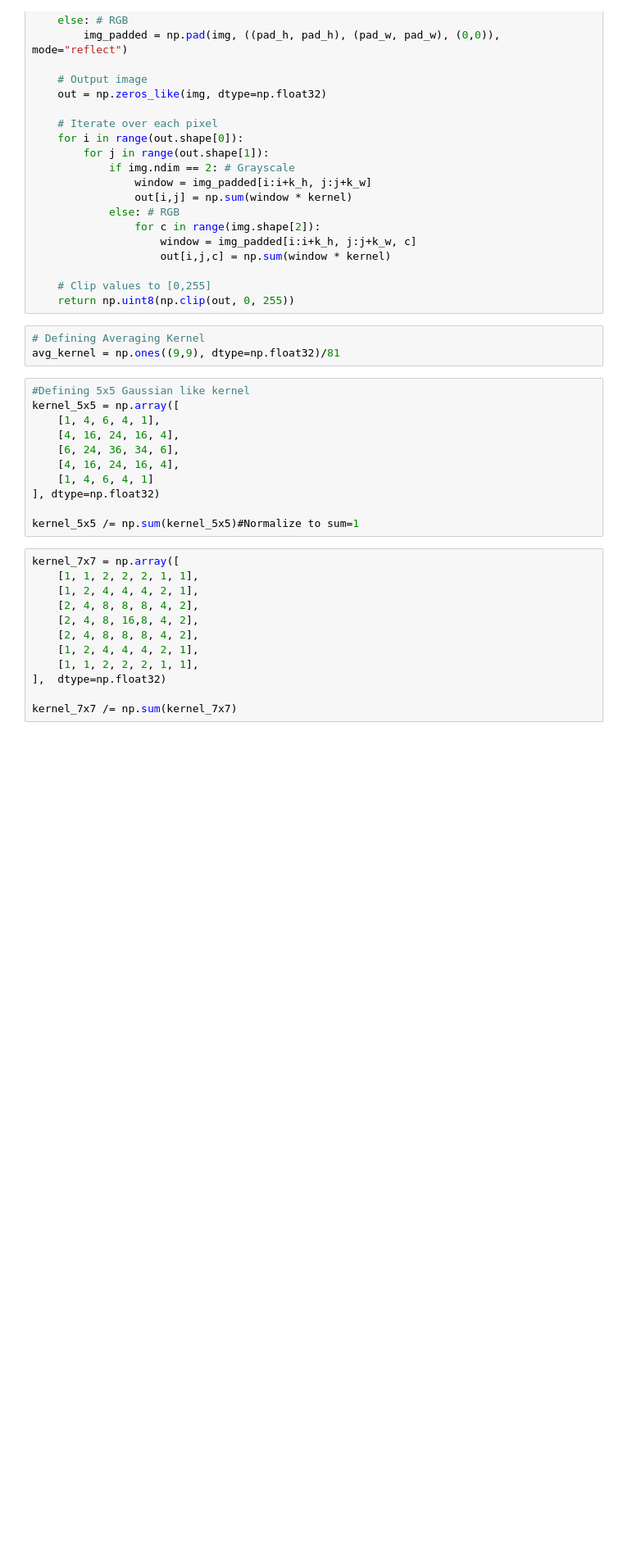
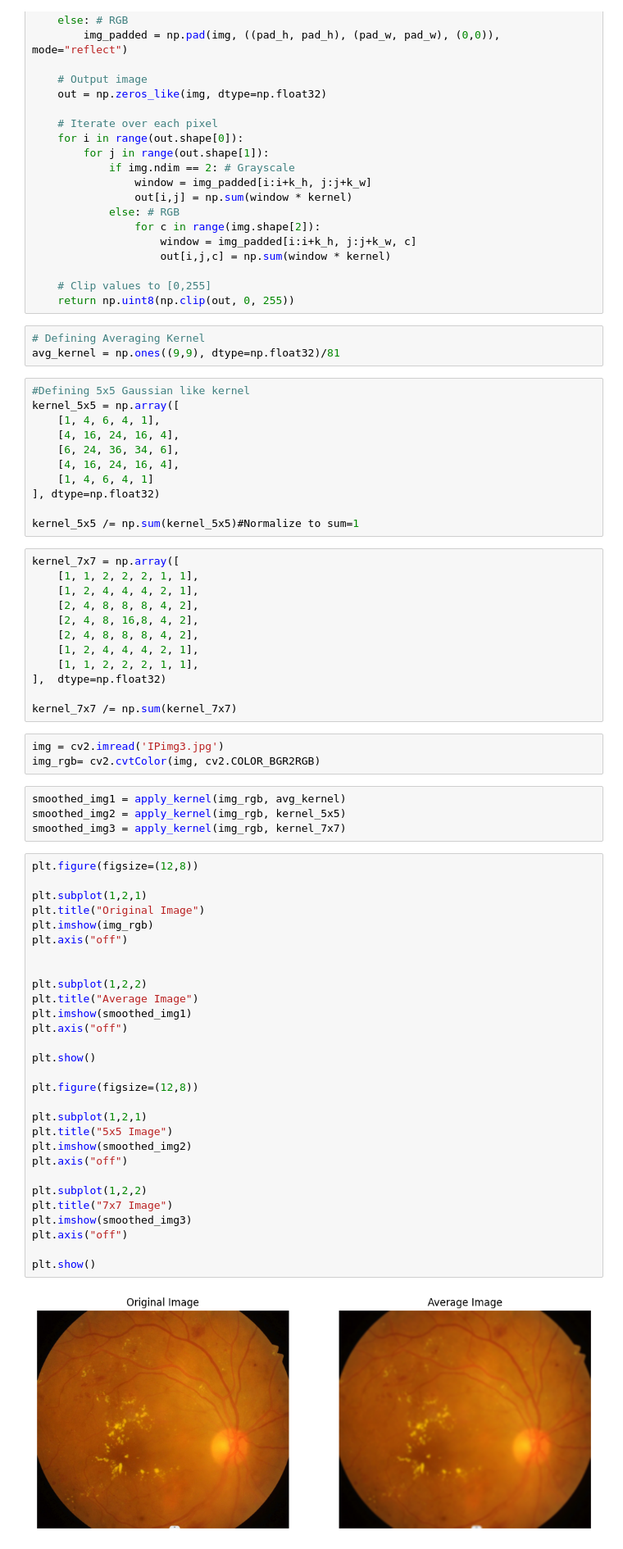
Before and after one commit to manasi00/Digital-Image-Processing, a Jupyter notebook: imagesmoothing.ipynb, the cells around one changed output. Shown at 82% size. Drawn from its saved outputs; the diff is of its cells as text; blank space fills up the shorter version.

Commit message:
Image Smoothing3

```diff
--- a/imagesmoothing.ipynb
+++ b/imagesmoothing.ipynb
@@ -96,3 +96,41 @@ kernel_7x7 = np.array([
 ],  dtype=np.float32)
 
 kernel_7x7 /= np.sum(kernel_7x7)
+# %%
+img = cv2.imread('IPimg3.jpg')
+img_rgb= cv2.cvtColor(img, cv2.COLOR_BGR2RGB)
+# %%
+smoothed_img1 = apply_kernel(img_rgb, avg_kernel)
+smoothed_img2 = apply_kernel(img_rgb, kernel_5x5)
+smoothed_img3 = apply_kernel(img_rgb, kernel_7x7)
+# %%
+plt.figure(figsize=(12,8))
+
+plt.subplot(1,2,1)
+plt.title("Original Image")
+plt.imshow(img_rgb)
+plt.axis("off")
+
+
+plt.subplot(1,2,2)
+plt.title("Average Image")
+plt.imshow(smoothed_img1)
+plt.axis("off")
+
+plt.show()
+
+plt.figure(figsize=(12,8))
+
+plt.subplot(1,2,1)
+plt.title("5x5 Image")
+plt.imshow(smoothed_img2)
+plt.axis("off")
+
+plt.subplot(1,2,2)
+plt.title("7x7 Image")
+plt.imshow(smoothed_img3)
+plt.axis("off")
+
+plt.show()
+# %% [output]
+[figure, added]
```
Also changed, not shown: parts of 5 cells of this notebook.
